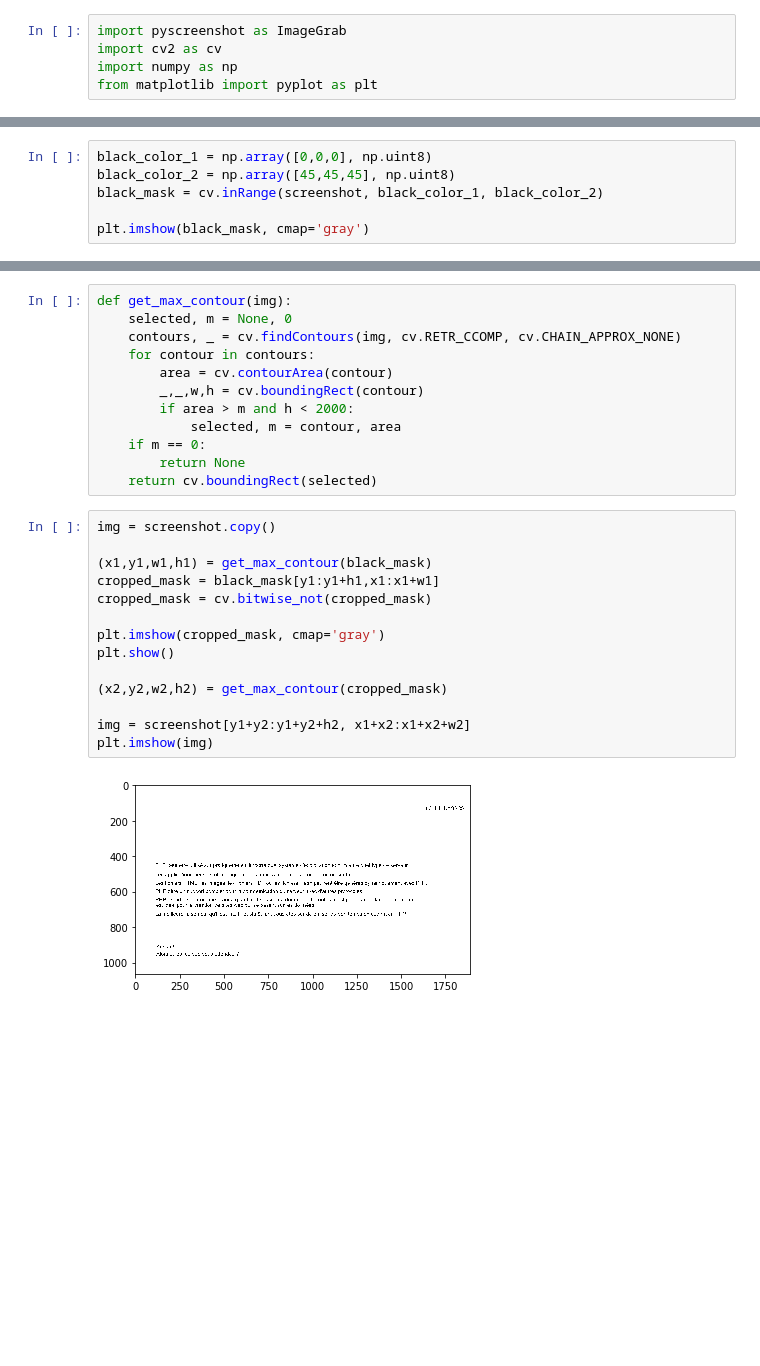
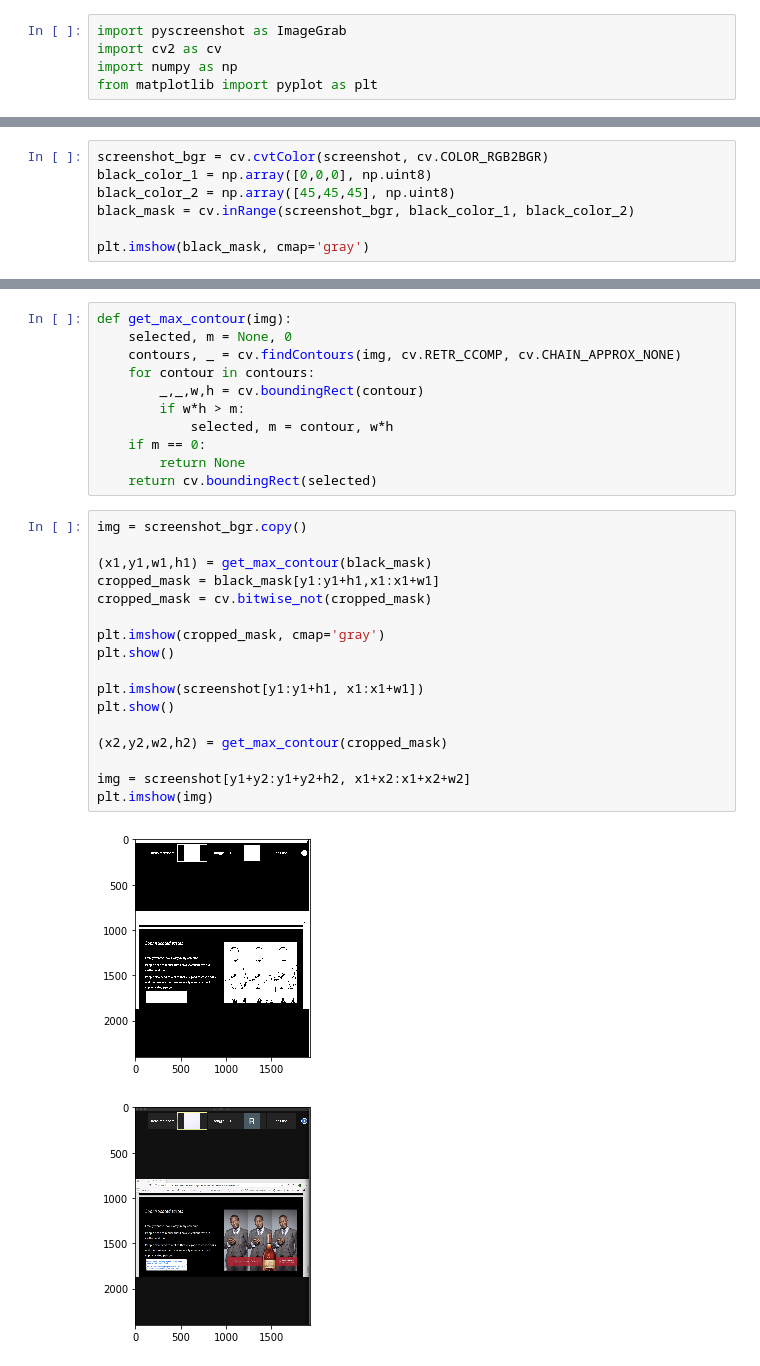
Before and after one commit to lucasmrdt/bb-collab-screenshot, a Jupyter notebook: courses-auto-save.ipynb, the cells around one changed output, grey strips where cells are left out. Cells and saved outputs as stored; diff of their text form; blank space fills up the shorter version.

```diff
--- a/courses-auto-save.ipynb
+++ b/courses-auto-save.ipynb
@@ -14,7 +14,8 @@ plt.imshow(screenshot)
 # %%
+screenshot_bgr = cv.cvtColor(screenshot, cv.COLOR_RGB2BGR)
 black_color_1 = np.array([0,0,0], np.uint8)
 black_color_2 = np.array([45,45,45], np.uint8)
-black_mask = cv.inRange(screenshot, black_color_1, black_color_2)
+black_mask = cv.inRange(screenshot_bgr, black_color_1, black_color_2)
 
 plt.imshow(black_mask, cmap='gray')
 # %% [output]
@@ -25,27 +26,30 @@ def get_max_contour(img):
     selected, m = None, 0
     contours, _ = cv.findContours(img, cv.RETR_CCOMP, cv.CHAIN_APPROX_NONE)
     for contour in contours:
-        area = cv.contourArea(contour)
         _,_,w,h = cv.boundingRect(contour)
-        if area > m and h < 2000:
-            selected, m = contour, area
+        if w*h > m:
+            selected, m = contour, w*h
     if m == 0:
         return None
     return cv.boundingRect(selected)
 # %%
-img = screenshot.copy()
+img = screenshot_bgr.copy()
 
 (x1,y1,w1,h1) = get_max_contour(black_mask)
 cropped_mask = black_mask[y1:y1+h1,x1:x1+w1]
 cropped_mask = cv.bitwise_not(cropped_mask)
 
 plt.imshow(cropped_mask, cmap='gray')
 plt.show()
 
+plt.imshow(screenshot[y1:y1+h1, x1:x1+w1])
+plt.show()
+
 (x2,y2,w2,h2) = get_max_contour(cropped_mask)
 
 img = screenshot[y1+y2:y1+y2+h2, x1+x2:x1+x2+w2]
 plt.imshow(img)
 # %% [output]
-[figure, old version]
+[figure, new version]
+[figure, new version]
 <matplotlib.image.AxesImage at 0x...>
```
Also changed, not shown: parts of 3 cells of this notebook, 2 other files.
